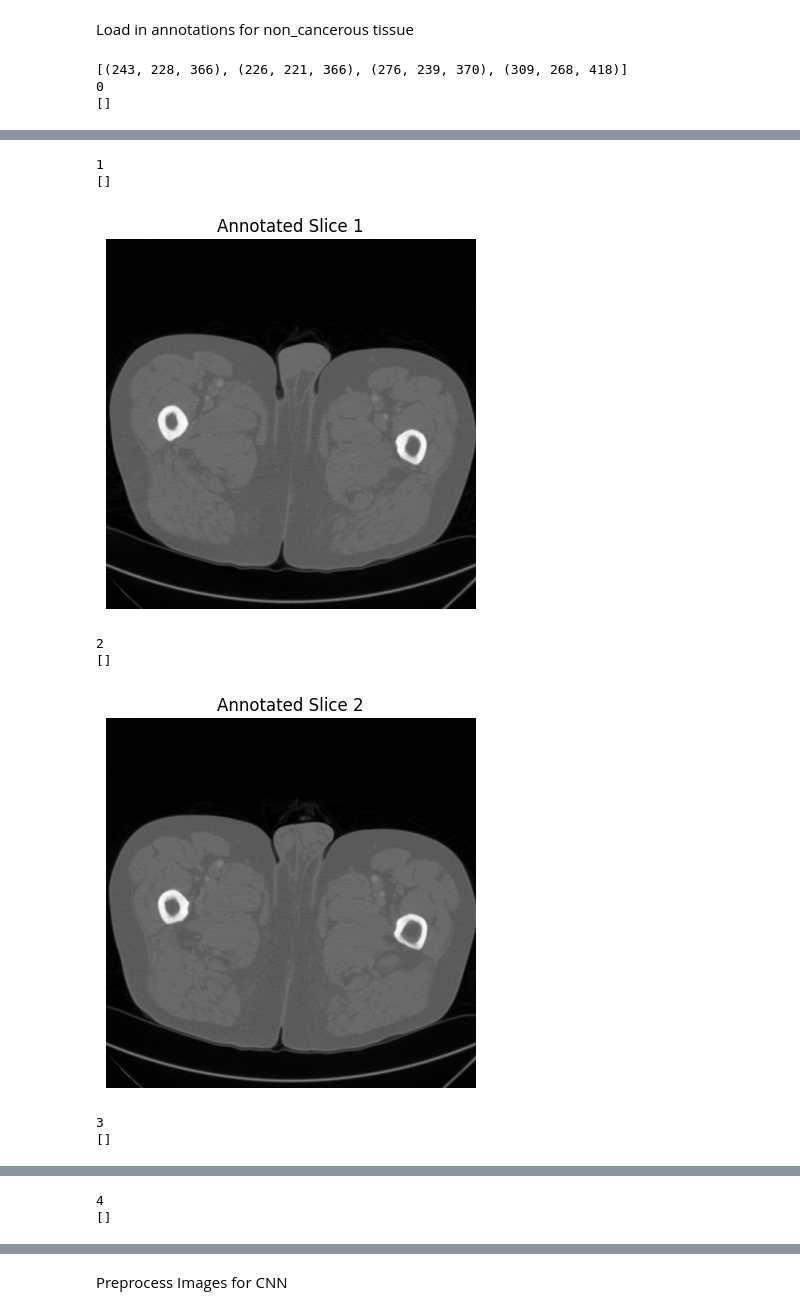
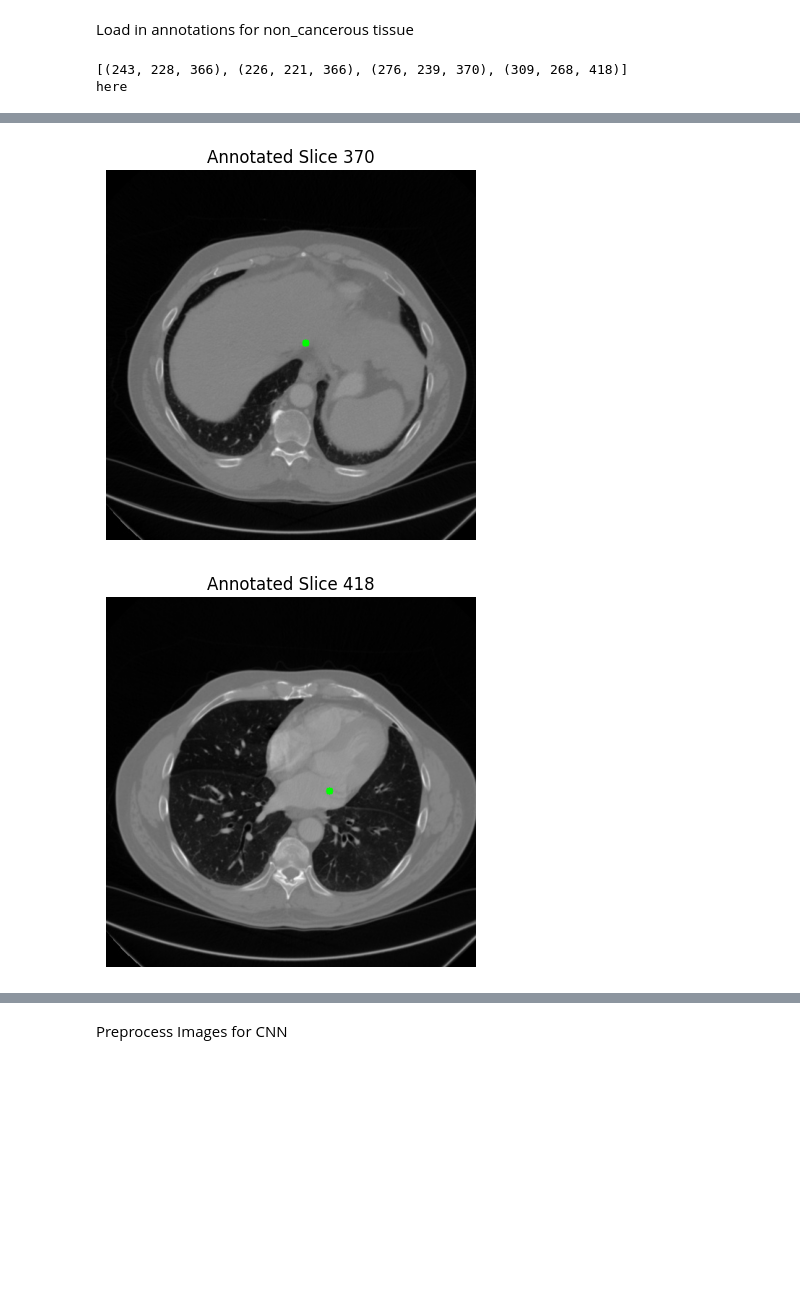
Before and after one commit to AnonymousKitty/CISC471-882, a Jupyter notebook: CISC_882.ipynb, the cells around one changed output, grey strips where cells are left out. Drawn from its saved outputs; the diff is of its cells as text; code cells hidden in the pictures; blank space fills up the shorter version.

```diff
--- a/CISC_882.ipynb
+++ b/CISC_882.ipynb
@@ -85,8 +85,7 @@ def process_jpg_with_voxel_annotations(image_folder, voxel_file, output_folder,
             slice_points = [(x, y, z) for x, y, z in voxel_points if z == slice_idx]
             if slice_idx == 366:
                 print('here')
-            print(slice_idx)
-            print(slice_points)
+
             annotated_image = overlay_voxel_points(image, slice_points)
 
             # Save the annotated image
@@ -94,7 +93,7 @@ def process_jpg_with_voxel_annotations(image_folder, voxel_file, output_folder,
             cv2.imwrite(output_path, annotated_image)
 
             # Display the annotated image only if we haven't reached the display limit
-            if images_displayed < display_limit:
+            if (images_displayed < display_limit and slice_points):
                 plt.imshow(cv2.cvtColor(annotated_image, cv2.COLOR_BGR2RGB))
                 plt.title(f"Annotated Slice {slice_idx}")
                 plt.axis('off')
@@ -111,5 +110,4 @@ os.makedirs(output_folder, exist_ok=True)
 process_jpg_with_voxel_annotations(image_folder, voxel_file, output_folder)
 # %% [output]
 [(243, 228, 366), (226, 221, 366), (276, 239, 370), (309, 268, 418)]
-0
-[]
+here
@@ -117,8 +115,2 @@ process_jpg_with_voxel_annotations(image_folder, voxel_file, output_folder)
-1
-[]
-[figure, old version]
+[figure, new version]
-2
-[]
-[figure, old version]
+[figure, new version]
-3
-[]
@@ -126,2 +116,0 @@ process_jpg_with_voxel_annotations(image_folder, voxel_file, output_folder)
-4
-[]
```
Also changed, not shown: parts of 1 cell of this notebook.
